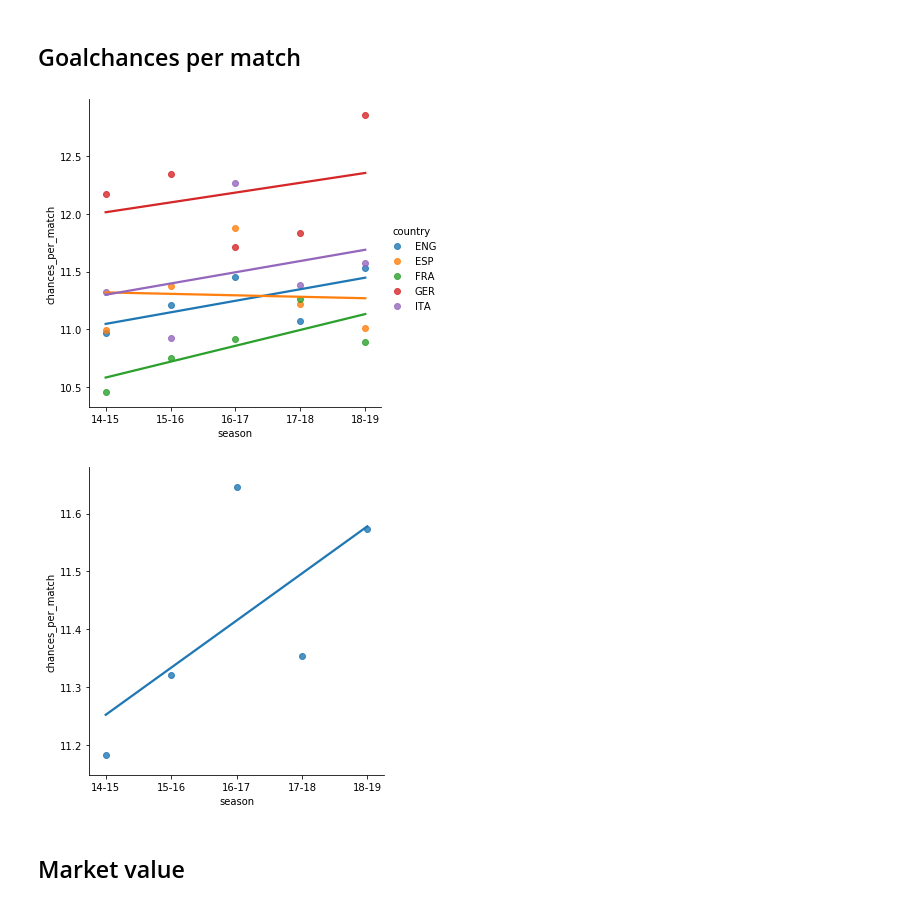
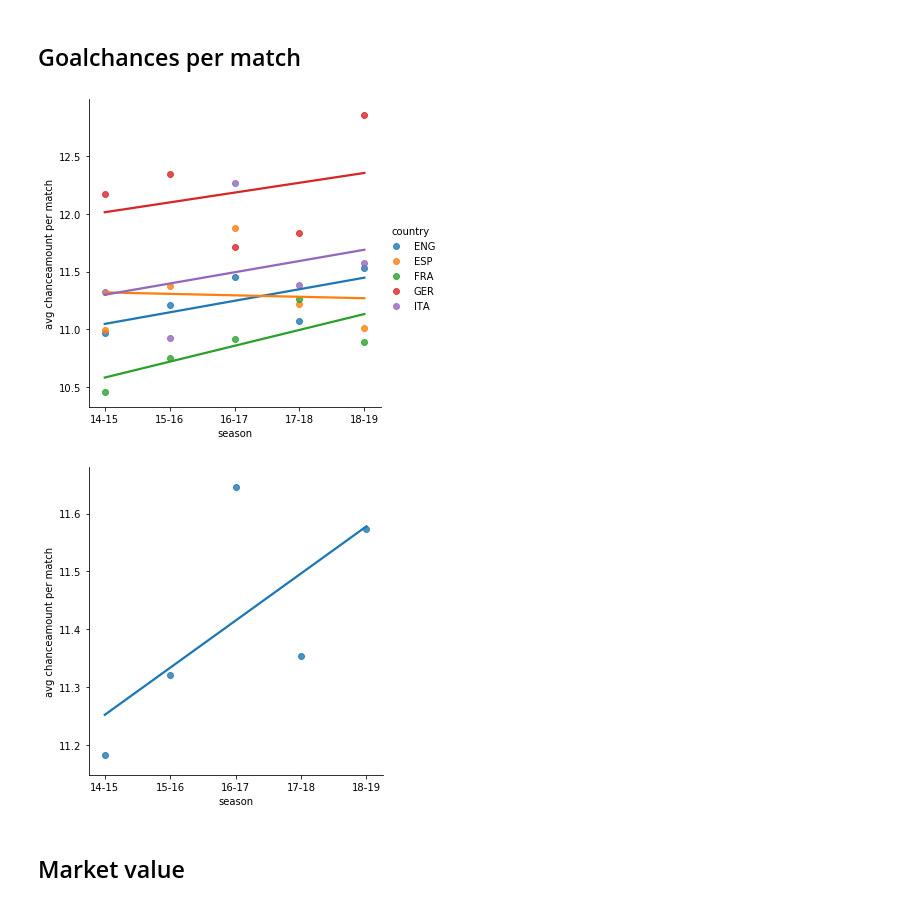
Before and after one commit to LUKEx76/football_prediction, a Jupyter notebook: plotting/plotting.ipynb, the cells around one changed output. Drawn from its saved outputs; the diff is of its cells as text; code cells hidden in the pictures.

```diff
--- a/plotting/plotting.ipynb
+++ b/plotting/plotting.ipynb
@@ -17,10 +17,11 @@ np.random.seed(SEED)
 warnings.filterwarnings('ignore')
 # %%
 # Helperfunctions
-def plot_per_season_per_country(df, y, fit_reg=True):
+def plot_per_season_per_country(df, y, y_label,fit_reg=True):
     seasons = [14, 15, 16, 17, 18]
     sns.lmplot(x="season", y=y,
                hue="country", data=df, ci=None, fit_reg=fit_reg)
+    plt.ylabel(y_label)
     plt.xticks(seasons, ["14-15", "15-16", "16-17", "17-18", "18-19"])
     sumed_df = pd.DataFrame()
     sumed_df["season"] = seasons
@@ -31,5 +32,6 @@ def plot_per_season_per_country(df, y, fit_reg=True):
     sumed_df[y] = total
     sns.lmplot(x="season", y=y,
                data=sumed_df, ci=None, fit_reg=fit_reg)
+    plt.ylabel(y_label)
     plt.xticks(seasons, ["14-15", "15-16", "16-17", "17-18", "18-19"])
     plt.show()
@@ -53,10 +70,10 @@ plot_per_season_per_country(df_goalamount, "goalamount_per_match")
 ## Goalchances per match
 # %%
 df_chances = pd.read_csv('data/plot_chances.csv', sep=';')
-plot_per_season_per_country(df_chances, "chances_per_match")
+plot_per_season_per_country(df_chances, y="chances_per_match", y_label="avg chanceamount per match")
 # %% [output]
-[figure, old version]
+[figure, new version]
-[figure, old version]
+[figure, new version]
 # %% [markdown]
 ## Market value
 # %%
```
Also changed, not shown: parts of 7 cells of this notebook, 2 other files.
